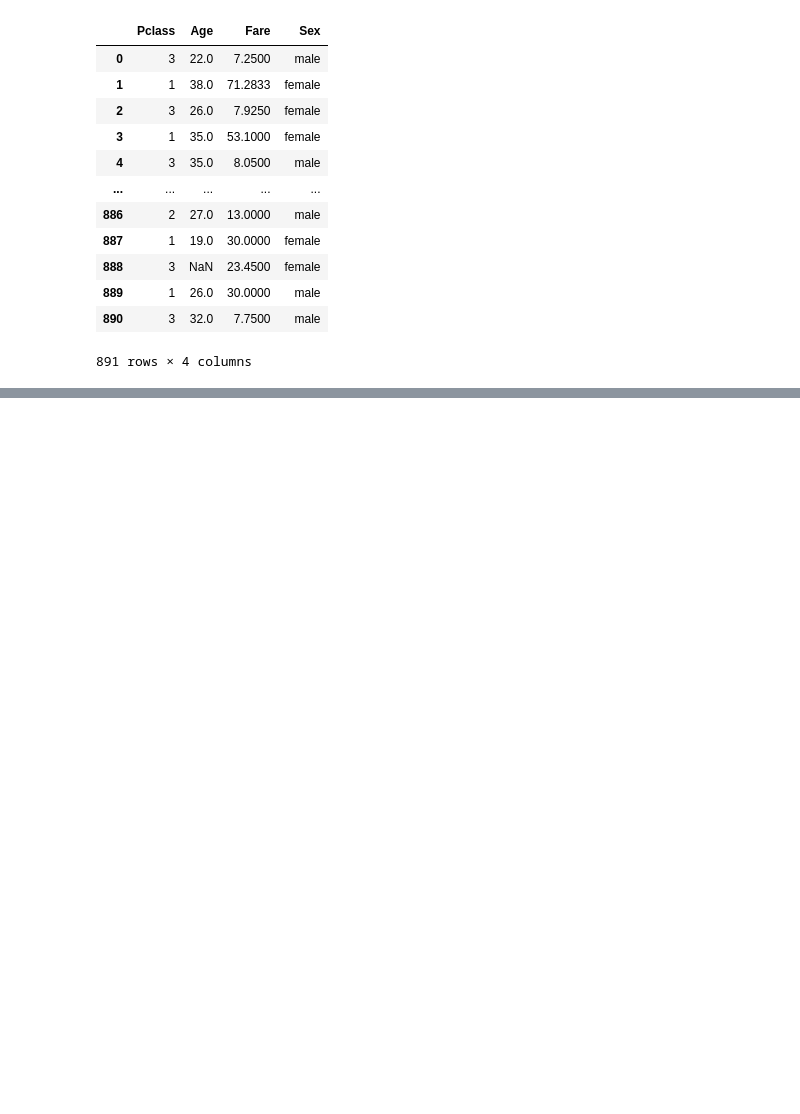
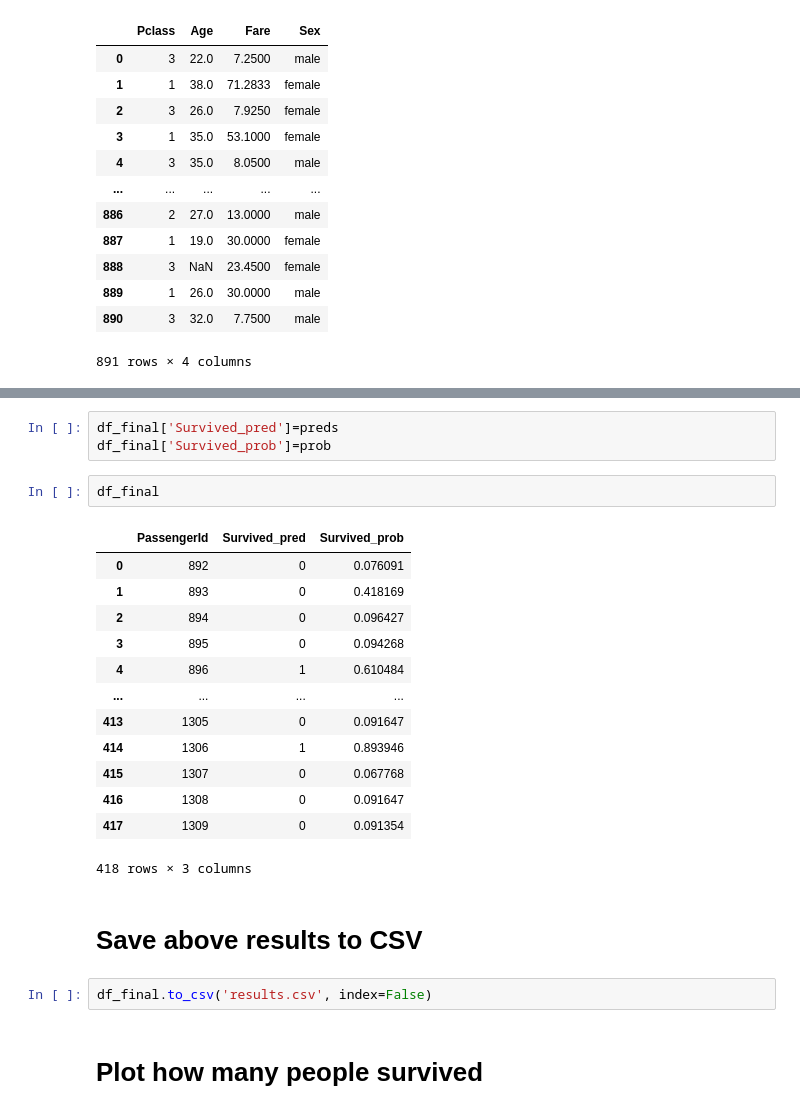
Before and after one commit to DrRutujaDeshmukh/VSCode, a Jupyter notebook: Feature_Selection/Feature_selection.ipynb, the cells around one changed output, grey strips where cells are left out. Cells and saved outputs as stored; diff of their text form; blank space fills up the shorter version.

```diff
--- a/Feature_Selection/Feature_selection.ipynb
+++ b/Feature_Selection/Feature_selection.ipynb
@@ -202,0 +423,25 @@ X_imp
+# %%
+df_final['Survived_pred']=preds
+df_final['Survived_prob']=prob
+# %%
+df_final
+# %% [output]
+|  | PassengerId | Survived_pred | Survived_prob |
+| 0 | 892 | 0 | 0.076091 |
+| 1 | 893 | 0 | 0.418169 |
+| 2 | 894 | 0 | 0.096427 |
+| 3 | 895 | 0 | 0.094268 |
+| 4 | 896 | 1 | 0.610484 |
+| ... | ... | ... | ... |
+| 413 | 1305 | 0 | 0.091647 |
+| 414 | 1306 | 1 | 0.893946 |
+| 415 | 1307 | 0 | 0.067768 |
+| 416 | 1308 | 0 | 0.091647 |
+| 417 | 1309 | 0 | 0.091354 |
+418 rows × 3 columns
+# %% [markdown]
+# Save above results to CSV
+# %%
+df_final.to_csv('results.csv', index=False)
+# %% [markdown]
+# Plot how many people survived
```
Also changed, not shown: parts of 43 cells of this notebook, 1 other file.
